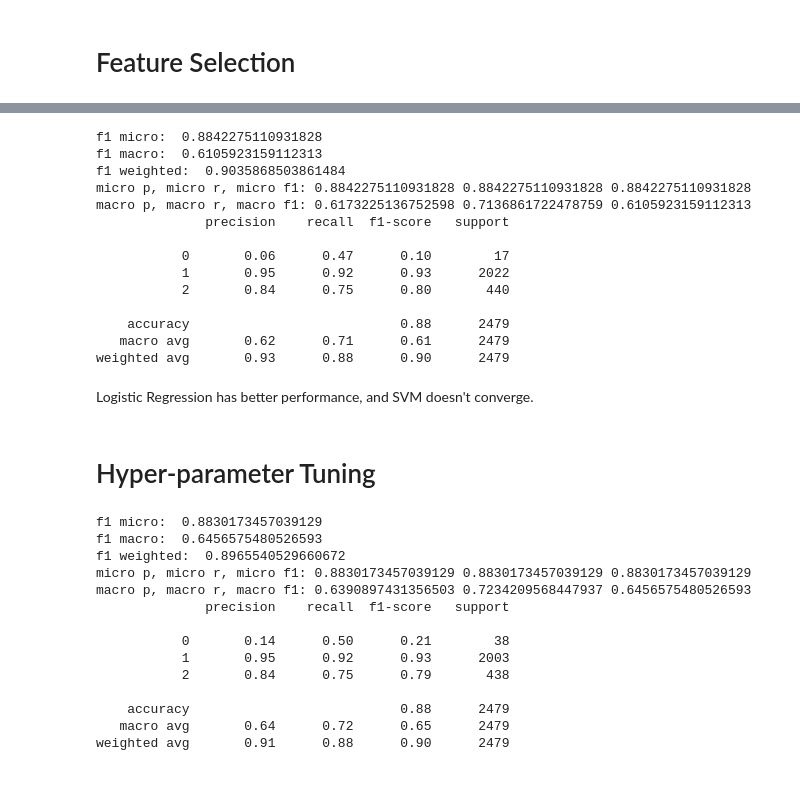
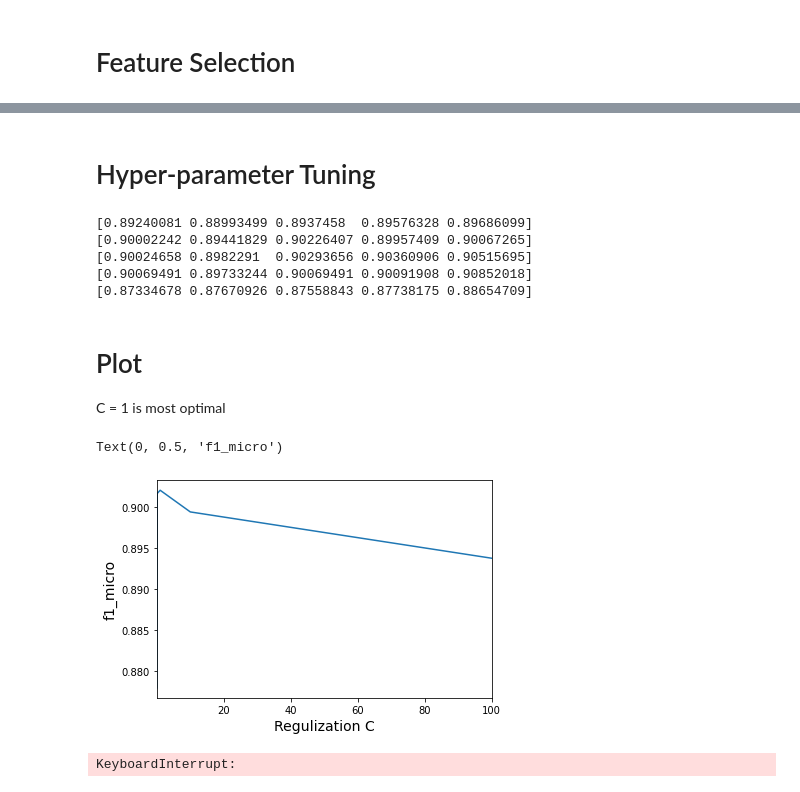
Before and after one commit to YuetongLiu/Hate_Speech_and_Offensive_Language, a Jupyter notebook: code/Logistic_n_SVM.ipynb, the cells around one changed output, grey strips where cells are left out. Drawn from its saved outputs; the diff is of its cells as text; code cells hidden in the pictures.

```diff
--- a/code/Logistic_n_SVM.ipynb
+++ b/code/Logistic_n_SVM.ipynb
@@ -263,5 +204,5 @@ X_train_f.shape
 # %%
-model = LogisticRegression(max_iter = 2000).fit(X_liwc_ski_train_, y_train)
-y_preds = model.predict(X_liwc_ski_test_)
+model = svm.LinearSVC(max_iter = 2000).fit(tfidf_train, y_train)
+y_preds = model.predict(tfidf_test)
 evaluation(y_preds, y_test)
 # %% [output]
@@ -286,30 +225,38 @@ Full Model has better performance
-# %%
-model = svm.LinearSVC(max_iter = 2000).fit(X_liwc_ski_train, y_train)
-y_preds = model.predict(X_liwc_ski_test)
-evaluation(y_preds, y_test)
-# %% [output]
-f1 micro:  0.8842275110931828
-f1 macro:  0.6105923159112313
-f1 weighted:  0.9035868503861484
-micro p, micro r, micro f1: 0.8842275110931828 0.8842275110931828 0.8842275110931828
-macro p, macro r, macro f1: 0.6173225136752598 0.7136861722478759 0.6105923159112313
-              precision    recall  f1-score   support
-
-           0       0.06      0.47      0.10        17
-           1       0.95      0.92      0.93      2022
-           2       0.84      0.75      0.80       440
-
-    accuracy                           0.88      2479
-   macro avg       0.62      0.71      0.61      2479
-weighted avg       0.93      0.88      0.90      2479
-# %% [markdown]
-Logistic Regression has better performance, and SVM doesn't converge.
 # %% [markdown]
 # Hyper-parameter Tuning
+# %%
+from sklearn.model_selection import cross_val_score
+score = []
+for i in [100, 10, 1.0, 0.1, 0.01]:
+    model = LogisticRegression(max_iter = 2000, C=i)
+    scores = cross_val_score(model, tfidf_train, y_train, cv=5, scoring='f1_micro')
+    score.append(scores)
+    print(scores)
+# %% [output]
+[0.89240081 0.88993499 0.8937458  0.89576328 0.89686099]
+[0.90002242 0.89441829 0.90226407 0.89957409 0.90067265]
+[0.90024658 0.8982291  0.90293656 0.90360906 0.90515695]
+[0.90069491 0.89733244 0.90069491 0.90091908 0.90852018]
+[0.87334678 0.87670926 0.87558843 0.87738175 0.88654709]
+# %% [markdown]
+# Plot
+C = 1 is most optimal
+# %%
+scores = []
+for i in score:
+    scores.append(sum(i)/5)
+# %%
+plt.plot([100, 10, 1.0, 0.1, 0.01], scores)
+plt.xlim(0.01, 100)
+plt.xlabel('Regulization C', fontsize=14)
+plt.ylabel('f1_micro', fontsize=14)
+# %% [output]
+Text(0, 0.5, 'f1_micro')
+[figure, added]
 # %%
 # define models and parameters
-model = LogisticRegression()
-solvers = ['newton-cg', 'lbfgs', 'liblinear']
+
+solvers = ['lbfgs']
 penalty = ['l2']
 c_values = [100, 10, 1.0, 0.1, 0.01]
 # define grid search
@@ -317,21 +264,8 @@ grid = dict(solver=solvers,penalty=penalty,C=c_values)
 cv = RepeatedStratifiedKFold(n_splits=5, n_repeats=3, random_state=1)
 grid_search = GridSearchCV(estimator=model, param_grid=grid, n_jobs=-1,
                            cv=cv, scoring='accuracy',error_score=0)
-grid_result = grid_search.fit(X_liwc_ski_train, y_train)
-y_preds = grid_result.predict(X_liwc_ski_test)
+grid_result = grid_search.fit(tfidf_train, y_train)
+y_preds = grid_result.predict(tfidf_test)
 evaluation(y_preds, y_test)
 # %% [output]
-f1 micro:  0.8830173457039129
-f1 macro:  0.6456575480526593
-f1 weighted:  0.8965540529660672
-micro p, micro r, micro f1: 0.8830173457039129 0.8830173457039129 0.8830173457039129
-macro p, macro r, macro f1: 0.6390897431356503 0.7234209568447937 0.6456575480526593
-              precision    recall  f1-score   support
-
-           0       0.14      0.50      0.21        38
-           1       0.95      0.92      0.93      2003
-           2       0.84      0.75      0.79       438
-
-    accuracy                           0.88      2479
-   macro avg       0.64      0.72      0.65      2479
-weighted avg       0.91      0.88      0.90      2479
+KeyboardInterrupt:
```
Also changed, not shown: parts of 29 cells of this notebook, 15 other files.
